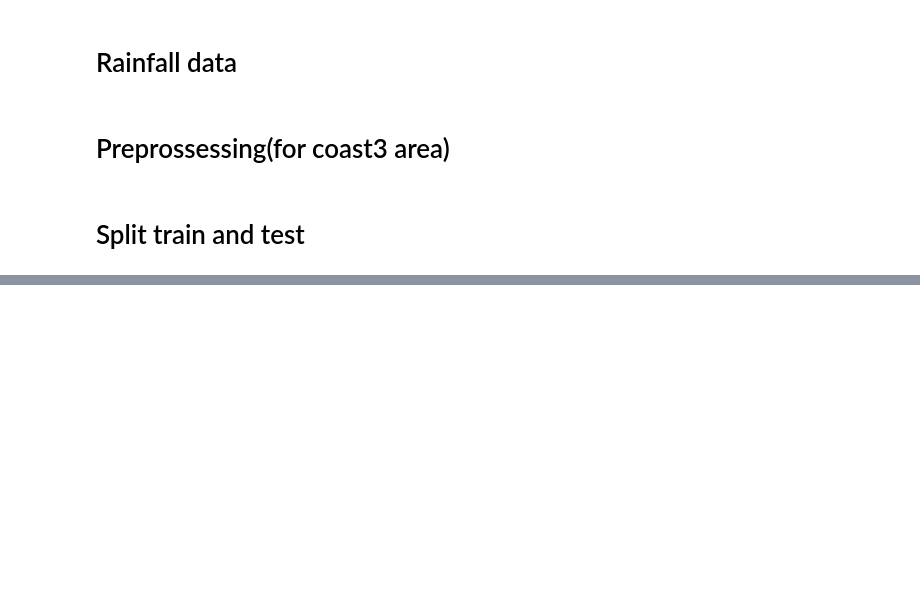
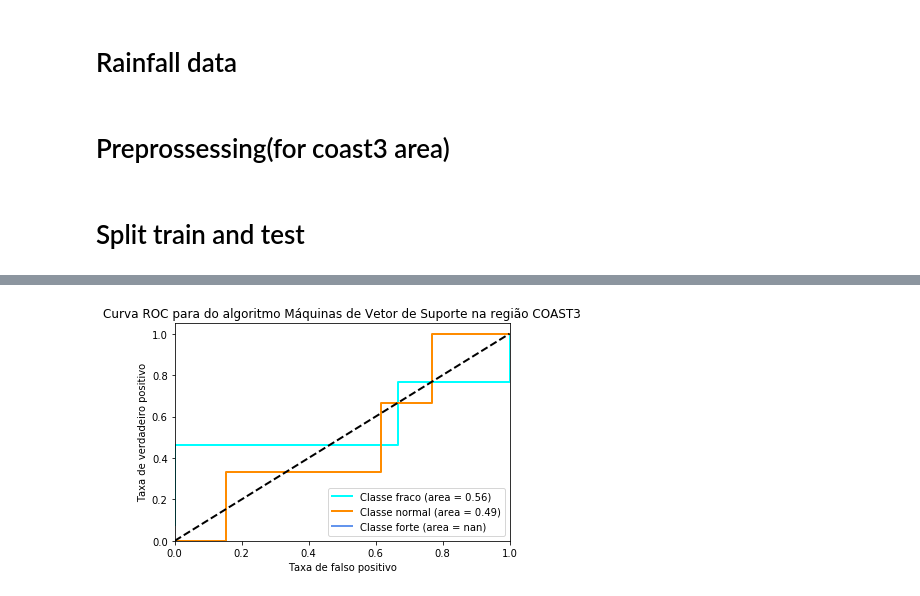
Before and after one commit to tiagotele/experimentos_oceanografia, a Jupyter notebook: Rainfall Forecast COAST3.ipynb, the cells around one changed output, grey strips where cells are left out. Drawn from its saved outputs; the diff is of its cells as text; code cells hidden in the pictures; blank space fills up the shorter version.

```diff
--- a/Rainfall Forecast COAST3.ipynb
+++ b/Rainfall Forecast COAST3.ipynb
@@ -81,4 +121,6 @@ metrics.accuracy_score(test_df['classes'], new_pred_class)
 # %%
-plot_roc(classifier, X_train, X_test, y_tr, y_tt, n_classes, algorithm="svc", area=region)
+plot_roc(classifier, X_train, X_test, y_tr, y_tt, n_classes, algorithm="Máquinas de Vetor de Suporte", area=region)
+# %% [output]
+[figure, added]
 # %%
 new_pred_class, classifier = test_gpc(X_train,y_train, X_test)
```
Also changed, not shown: parts of 23 cells of this notebook, 8 other files.
